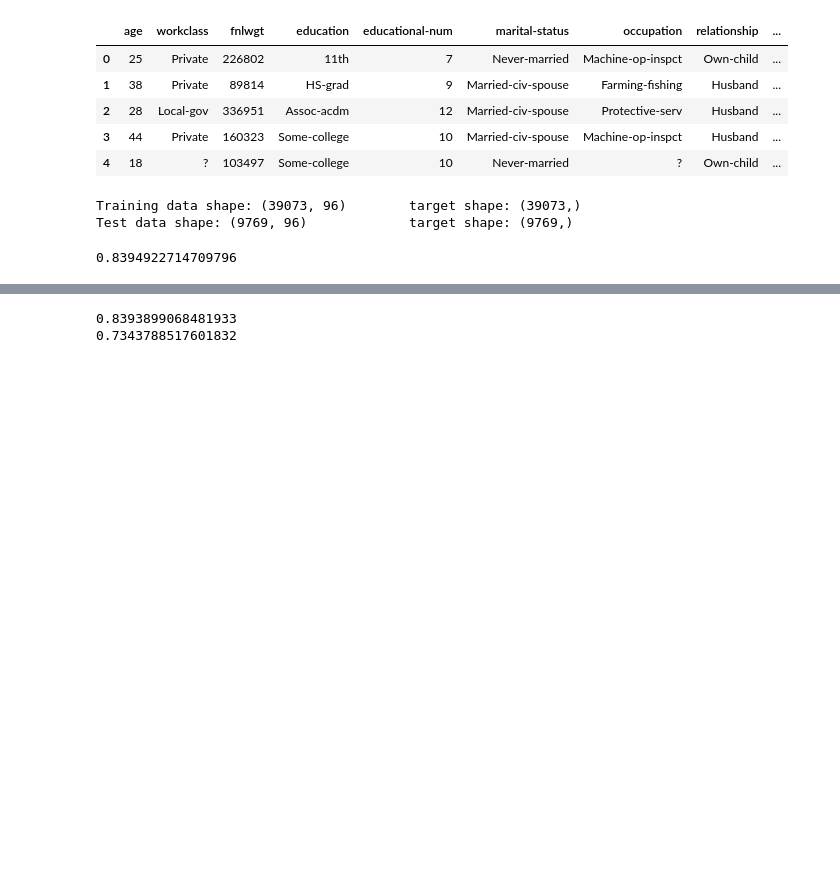
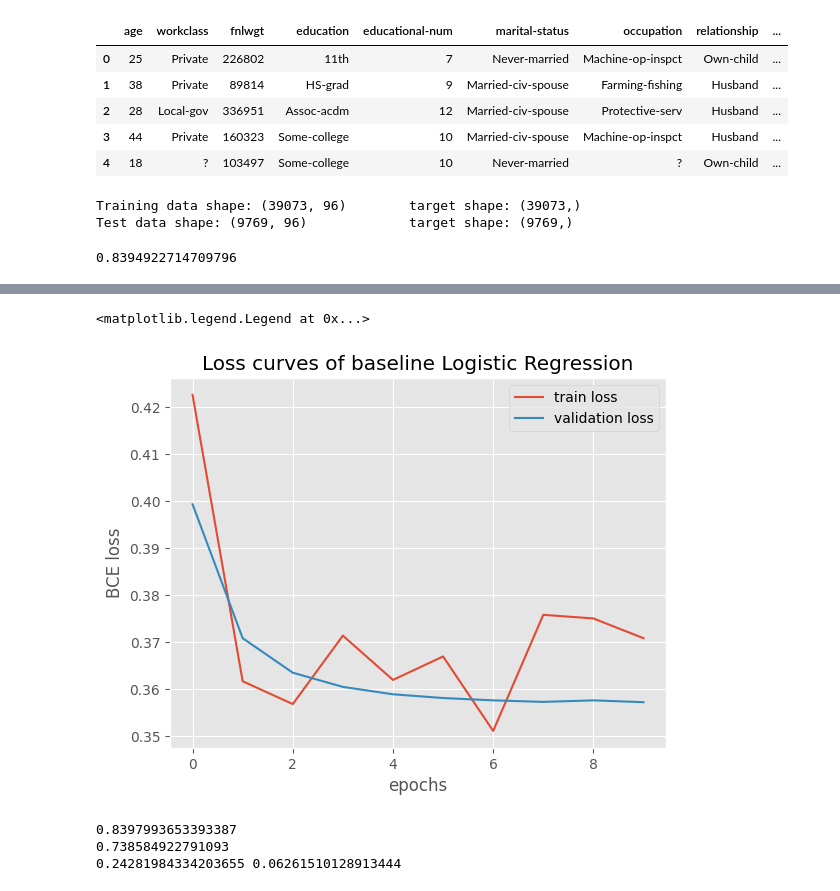
Before and after one commit to Marcus-Friis/afae-exam, a Jupyter notebook: notebook.ipynb, the cells around one changed output, grey strips where cells are left out. Saved outputs shown, nothing was run; the diff lists cells and outputs as text; code cells hidden in the pictures; blank space fills up the shorter version.

Commit message:
Initial constraint test

```diff
--- a/notebook.ipynb
+++ b/notebook.ipynb
@@ -40,9 +41,11 @@ income_train, income_test = train_test_split(income, test_size=0.2, random_state
 
 X_train = preprocessing.fit_transform(income_train).toarray()
 y_train = income_train[target].to_numpy()
+gender_train = income_train.gender.map({'Male': 0, 'Female': 1}).to_numpy()
 
 X_test = preprocessing.transform(income_test).toarray()
 y_test = income_test[target].to_numpy()
+gender_test = income_test.gender.map({'Male': 0, 'Female': 1}).to_numpy()
 
 print('Training data shape:', X_train.shape, '\ttarget shape:', y_train.shape)
 print('Test data shape:', X_test.shape, '\t\ttarget shape:', y_test.shape)
@@ -65,13 +68,14 @@ class BinaryLogisticRegression(nn.Module):
         self.sigmoid = nn.Sigmoid()
 
     def forward(self, x):
-        return self.sigmoid(self.layer(x))
+        return self.sigmoid(self.layer(x)).flatten()
+# %%
+
+tensordata_train = TensorDataset(torch.tensor(X_train).float(), torch.tensor(y_train).float(), torch.tensor(gender_train).float())
+trainloader = DataLoader(tensordata_train, batch_size=64, shuffle=True)
+
+X_test, y_test = torch.tensor(X_test).float(), torch.tensor(y_test).float()
 # %%
-tensordata_train = TensorDataset(torch.tensor(X_train).float(), torch.tensor(y_train).float())
-trainloader = DataLoader(tensordata_train, batch_size=64, shuffle=True)
-
-X_test, y_test = torch.tensor(X_test).float(), torch.tensor(y_test).float()
-
 model = BinaryLogisticRegression(X_train.shape[1])
 
 n_epochs = 10
@@ -88,11 +92,11 @@ accs = []
 for epoch in range(n_epochs):
     print(epoch)
     model.train()
-    for x, y in trainloader:
+    for x, y, gender in trainloader:
         b_size = x.size(0)
 
         y_hat = model(x)
-        loss = loss_fn(torch.squeeze(y_hat), y)
+        loss = loss_fn(y_hat, y)
 
         optimizer.zero_grad()
         loss.backward()
@@ -105,8 +109,8 @@ for epoch in range(n_epochs):
     model.eval()
     with torch.no_grad():
         y_hat = model(X_test)
-        loss = loss_fn(torch.squeeze(y_hat), y_test)
-        acc = accuracy_score(y_test.detach(), torch.squeeze(y_hat).detach().round())
+        loss = loss_fn(y_hat, y_test)
+        acc = accuracy_score(y_test.detach(), y_hat.detach().round())
         print('loss:', loss.item(), 'accuracy_score', acc)
         val_losses.append(loss.item())
         accs.append(acc)
@@ -134 +138,12 @@ loss: 0.3570325970649719 accuracy_score 0.8393899068481933
+# %%
+fig, ax = plt.subplots()
+ax.plot(losses, label='train loss')
+ax.plot(val_losses, label='validation loss')
+ax.set_xlabel('epochs')
+ax.set_ylabel('BCE loss')
+ax.set_title('Loss curves of baseline Logistic Regression')
+ax.legend()
+# %% [output]
+<matplotlib.legend.Legend at 0x...>
+[figure, added]
 # %%
@@ -137,6 +152,8 @@ preds = model(X_test).detach().numpy().round()
 # %%
-print(accuracy_score(y_test, preds))
+print(accuracy_score(y_test.detach().numpy(), preds))
 print(balanced_accuracy_score(y_test, preds))
+print(preds[mask].sum() / mask.sum(), preds[~mask].sum() / (~mask).sum())
 # %% [output]
-0.8393899068481933
-0.7343788517601832
+0.8397993653393387
+0.738584922791093
+0.24281984334203655 0.06261510128913444
```
Also changed, not shown: parts of 8 cells of this notebook.
